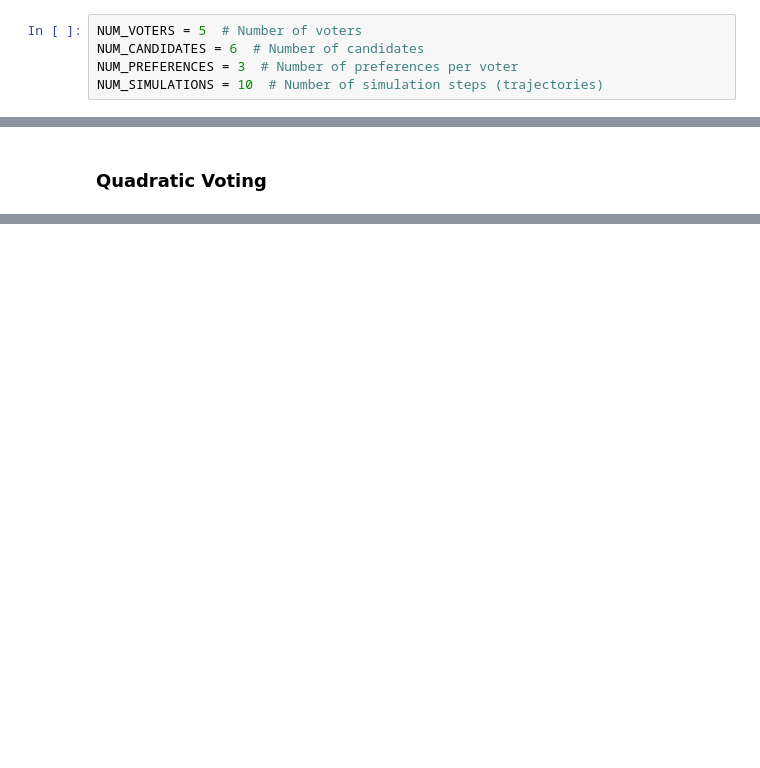
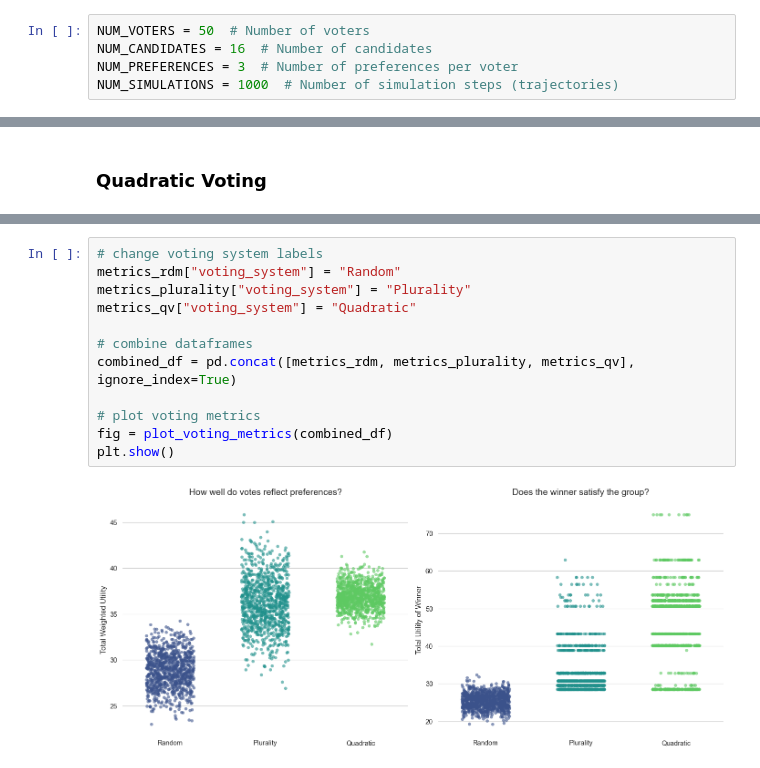
Before and after one commit to centre-for-humanities-computing/european-city-inference, a Jupyter notebook: notebooks/tutorial_2_voting_system.ipynb, the cells around one changed output, grey strips where cells are left out. Drawn from its saved outputs; the diff is of its cells as text; blank space fills up the shorter version.

```diff
--- a/notebooks/tutorial_2_voting_system.ipynb
+++ b/notebooks/tutorial_2_voting_system.ipynb
@@ -19,10 +20,10 @@ The autoreload extension is already loaded. To reload it, use:
 ## Parameter Configuration
 The simulation constants are defined here.
 # %%
-NUM_VOTERS = 5  # Number of voters
-NUM_CANDIDATES = 6  # Number of candidates
+NUM_VOTERS = 50  # Number of voters
+NUM_CANDIDATES = 16  # Number of candidates
 NUM_PREFERENCES = 3  # Number of preferences per voter
-NUM_SIMULATIONS = 10  # Number of simulation steps (trajectories)
+NUM_SIMULATIONS = 1000  # Number of simulation steps (trajectories)
 # %% [markdown]
 ## Environment Initialization
 The environment is created using the parameters defined above.
@@ -111,0 +107,14 @@ plot_preference(env).show()
+# %%
+# change voting system labels
+metrics_rdm["voting_system"] = "Random"
+metrics_plurality["voting_system"] = "Plurality"
+metrics_qv["voting_system"] = "Quadratic"
+
+# combine dataframes
+combined_df = pd.concat([metrics_rdm, metrics_plurality, metrics_qv], ignore_index=True)
+
+# plot voting metrics
+fig = plot_voting_metrics(combined_df)
+plt.show()
+# %% [output]
+[figure, added]
```
Also changed, not shown: parts of 11 cells of this notebook, 9 other files.
